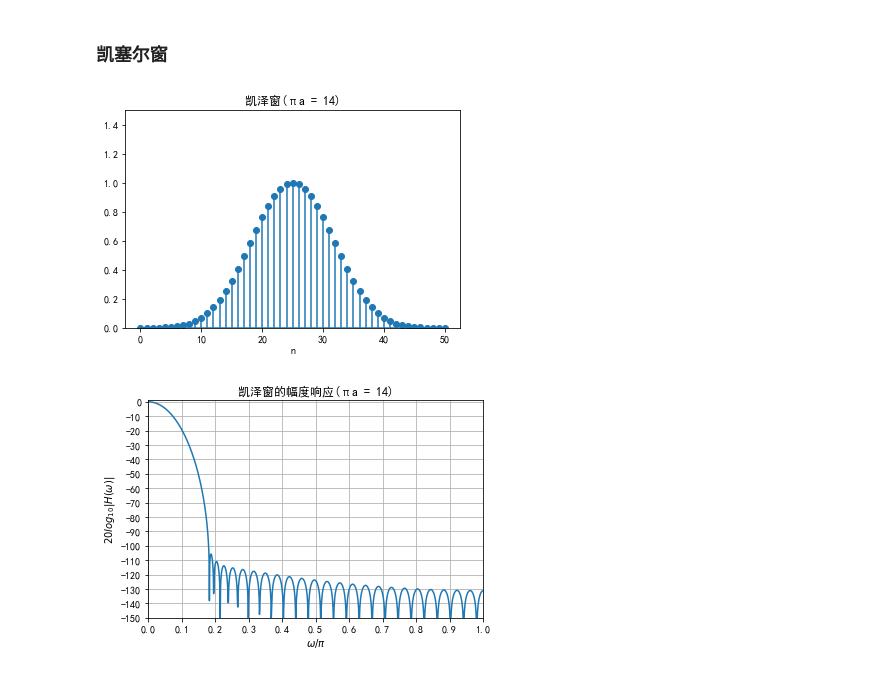
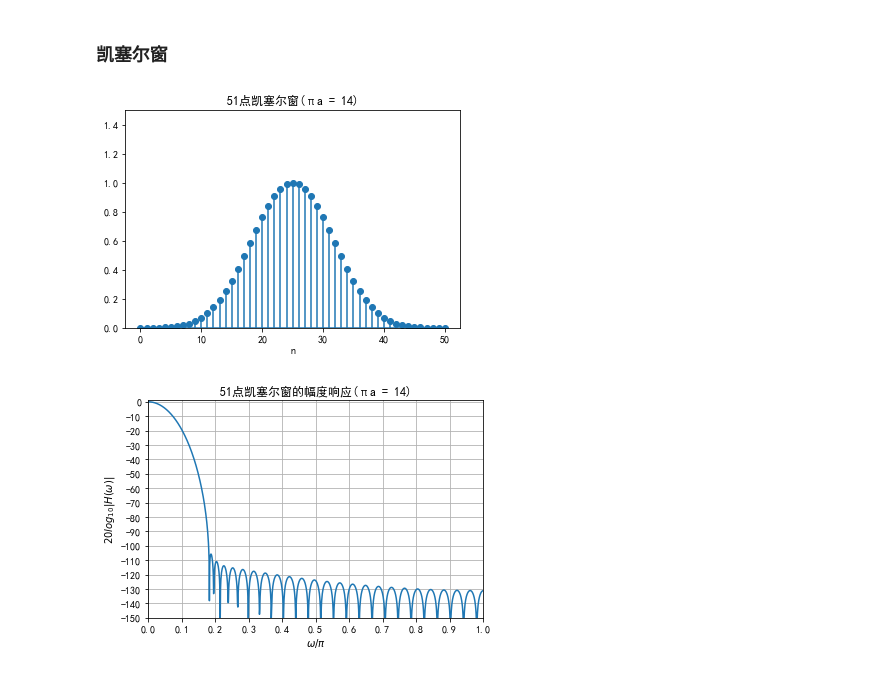
Before and after one commit to Chenying2000/Python-DSP, a Jupyter notebook: 毕业设计：信号处理工具箱开发/滤波器设计/数字滤波器设计/窗函数/窗函数.ipynb, the cells around one changed output. Saved outputs shown, nothing was run; the diff lists cells and outputs as text; code cells hidden in the pictures.

```diff
--- a/毕业设计：信号处理工具箱开发/滤波器设计/数字滤波器设计/窗函数/窗函数.ipynb
+++ b/毕业设计：信号处理工具箱开发/滤波器设计/数字滤波器设计/窗函数/窗函数.ipynb
@@ -213,33 +248,39 @@ fig.savefig('./win_gauss2.png',dpi=500)
 # %%
 #导入使用的库
 import numpy as np
 from scipy import signal,fft
 import matplotlib.pyplot as plt
 from matplotlib.ticker import MaxNLocator
 
-#计算凯泽窗的wn值和幅度响应
-N = 51 #凯泽窗长度
-wn = signal.windows.kaiser(N,14) #凯泽窗的wn值
-N0 = 2048;N1 = int(N0/2)
-Ha = np.abs(fft.fft(wn,N0))+1e-10;Ha = Ha/np.max(Ha)
-Ar = 20*np.log10(Ha);freq = np.linspace(0,1,N1)
+#定义绘制凯塞尔窗时域图和幅频响应图的函数
+def freq_kaiser(N):
+    wn = signal.windows.kaiser(N,14) #凯塞尔窗的wn值
+    N0 = 2048;N1 = int(N0/2)
+    Ha = np.abs(fft.fft(wn,N0))+1e-10;Ha = Ha/np.max(Ha)
+    Ar = 20*np.log10(Ha);freq = np.linspace(0,1,N1)
 
-#绘制凯泽窗
-fig,ax = plt.subplots();ax.stem(wn,basefmt="")
-ax.set_title('凯泽窗(πa = 14)');ax.set_xlabel('n');ax.set_ylim([0,1.5])
-plt.rcParams['font.sans-serif']=['SimHei'] #用来正常显示中文标签
-fig.savefig('./win_kaiser1.png',dpi=500)
+    #绘制凯塞尔窗
+    fig,ax = plt.subplots();ax.stem(wn,basefmt="")
+    ax.set_title('%d点凯塞尔窗(πa = 14)'%(N))
+    ax.set_xlabel('n');ax.set_ylim([0,1.5])
+    plt.rcParams['font.sans-serif']=['SimHei'] #用来正常显示中文标签
+    fig.savefig('./win_kaiser1.png',dpi=500)
 
-#绘制凯泽窗的幅度响应
-fig,ax = plt.subplots();ax.plot(freq,Ar[:N1]);ax.grid()
-ax.set_title('凯泽窗的幅度响应(πa = 14)');ax.set_xlabel('k')
-ax.set_xlabel(r'$ \omega / \pi $')
-ax.set_ylabel(r'$ 20log_{10}| H ( \omega ) | $')
-ax.set_xlim([0,1]);ax.set_ylim([-150,1])
-ax.xaxis.set_major_locator(MaxNLocator(11))
-ax.yaxis.set_major_locator(MaxNLocator(16))
-plt.rcParams['axes.unicode_minus'] = False #用来显示负号
-fig.savefig('./win_kaiser2.png',dpi=500)
+    #绘制凯塞尔窗的幅度响应
+    fig,ax = plt.subplots();ax.plot(freq,Ar[:N1]);ax.grid()
+    ax.set_title('%d点凯塞尔窗的幅度响应(πa = 14)'%(N))
+    ax.set_xlabel('k')
+    ax.set_xlabel(r'$ \omega / \pi $')
+    ax.set_ylabel(r'$ 20log_{10}| H ( \omega ) | $')
+    ax.set_xlim([0,1]);ax.set_ylim([-150,1])
+    ax.xaxis.set_major_locator(MaxNLocator(11))
+    ax.yaxis.set_major_locator(MaxNLocator(16))
+    plt.rcParams['axes.unicode_minus'] = False #用来显示负号
+    fig.savefig('./win_kaiser2.png',dpi=500)
+    return
+
+N = 51 #凯塞尔窗长度
+freq_kaiser(N)
 # %% [output]
-[figure, old version]
+[figure, new version]
-[figure, old version]
+[figure, new version]
```
Also changed, not shown: parts of 6 cells of this notebook.
